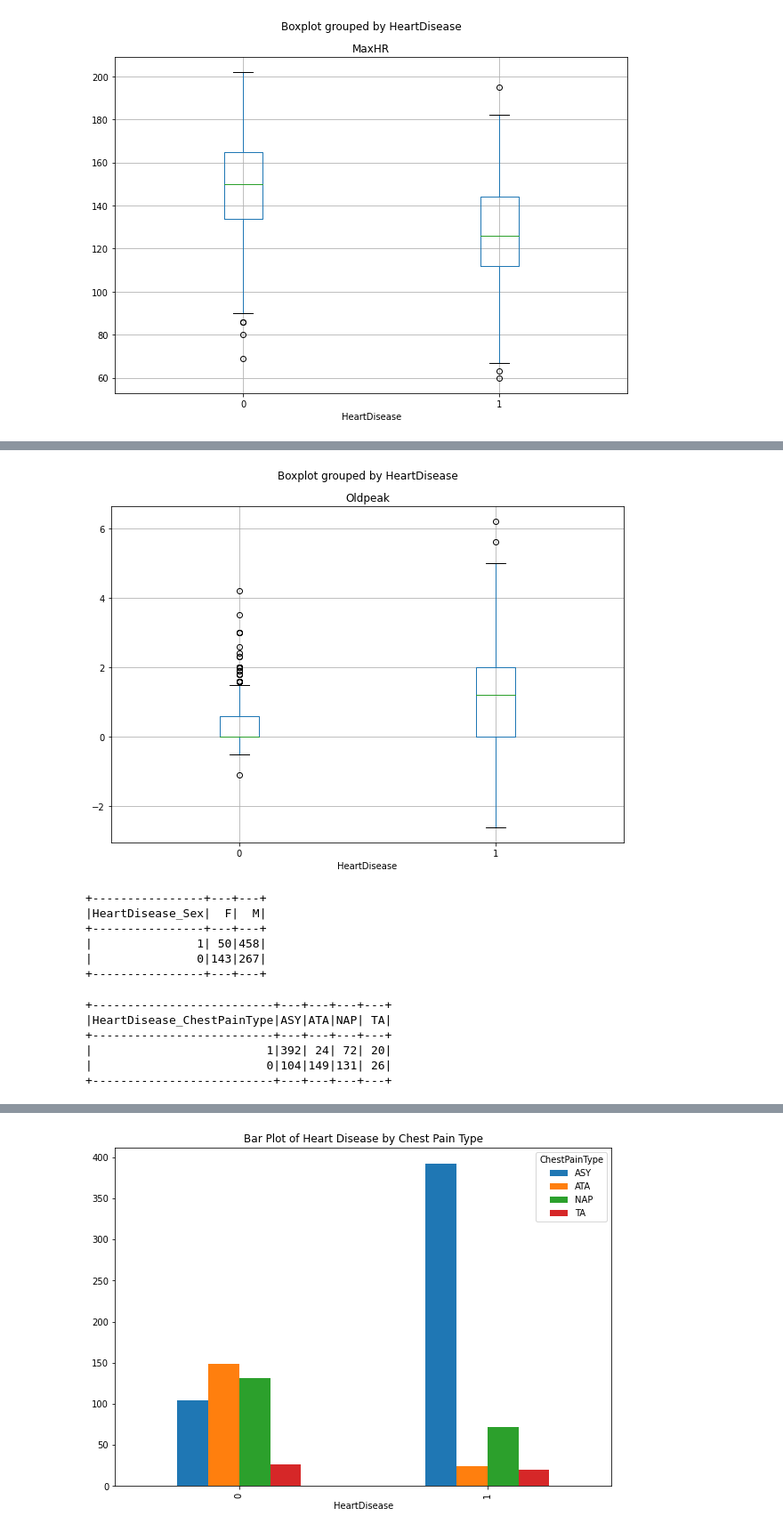
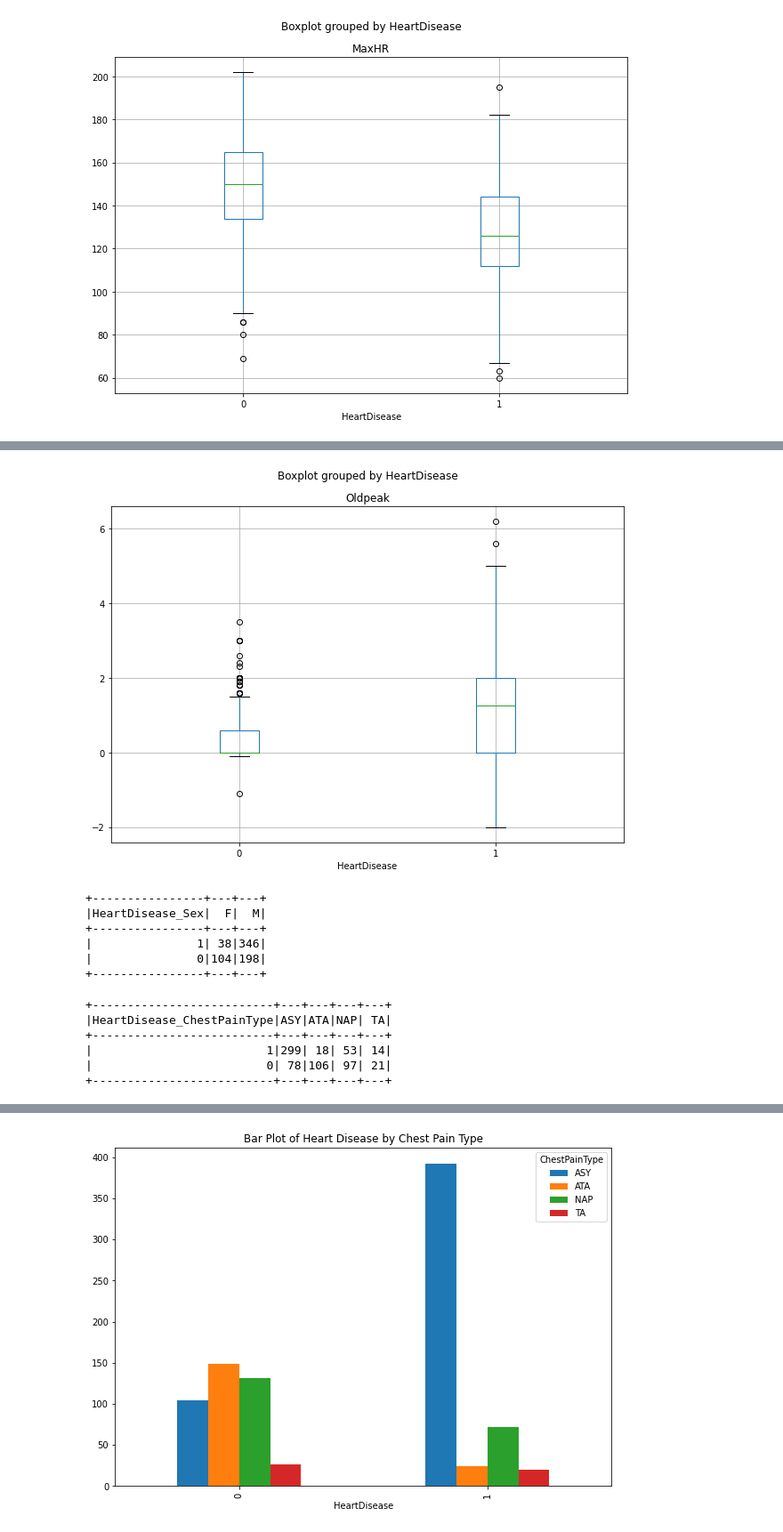
Before and after one commit to akoncsugit/HeartFailure, a Jupyter notebook: FinalProject.ipynb, the cells around one changed output, grey strips where cells are left out. Shown at 89% size. Saved outputs shown, nothing was run; the diff lists cells and outputs as text; code cells hidden in the pictures.

```diff
--- a/FinalProject.ipynb
+++ b/FinalProject.ipynb
@@ -312,24 +327,24 @@ psdf_heart['Oldpeak'].plot.box()
 # %%
-pd_heart.boxplot(column = ['Oldpeak'], by = 'HeartDisease')
+pd_train.boxplot(column = ['Oldpeak'], by = 'HeartDisease')
 plt.show()
 # %% [output]
-[figure, old version]
+[figure, new version]
 # %%
-sql_heart.crosstab('HeartDisease', 'Sex').show()
+train.crosstab('HeartDisease', 'Sex').show()
 # %% [output]
 +----------------+---+---+
 |HeartDisease_Sex|  F|  M|
 +----------------+---+---+
-|               1| 50|458|
-|               0|143|267|
+|               1| 38|346|
+|               0|104|198|
 +----------------+---+---+
 # %%
-sql_heart.crosstab('HeartDisease', 'ChestPainType').show()
+train.crosstab('HeartDisease', 'ChestPainType').show()
 # %% [output]
 +--------------------------+---+---+---+---+
 |HeartDisease_ChestPainType|ASY|ATA|NAP| TA|
 +--------------------------+---+---+---+---+
-|                         1|392| 24| 72| 20|
-|                         0|104|149|131| 26|
+|                         1|299| 18| 53| 14|
+|                         0| 78|106| 97| 21|
 +--------------------------+---+---+---+---+
 # %%
```
Also changed, not shown: parts of 41 cells of this notebook.
